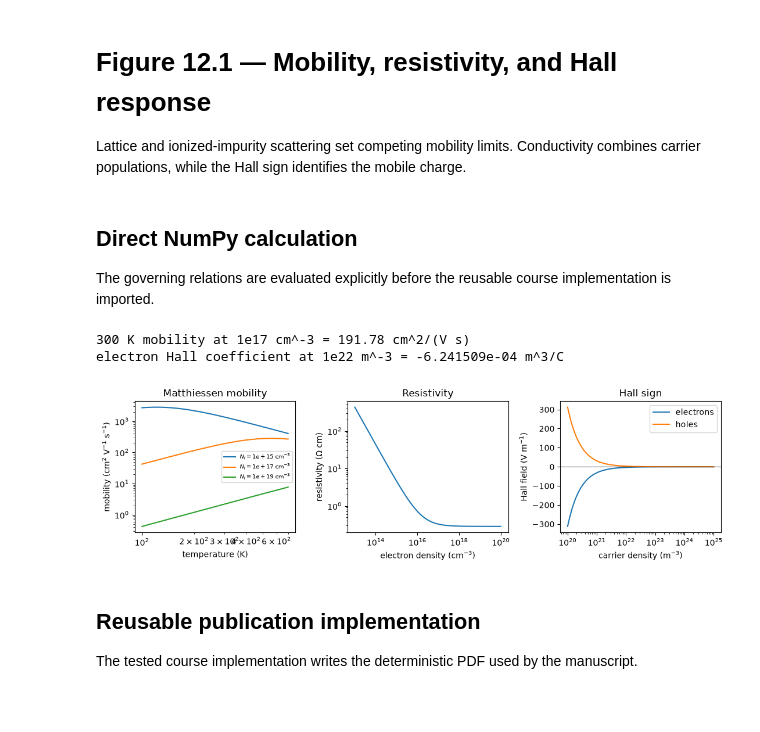
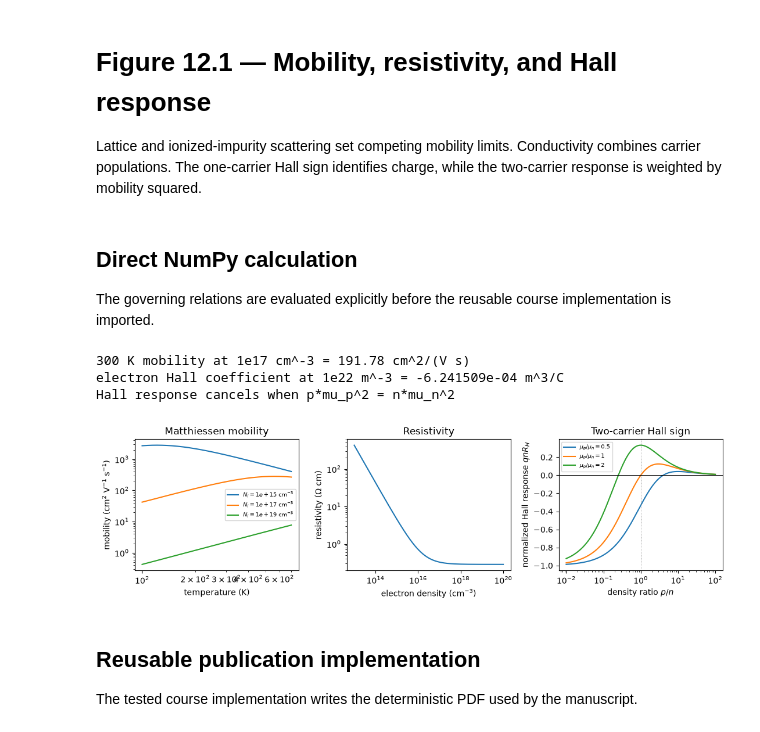
Before and after one commit to eragasa/dlsu_SEMPHY01, a Jupyter notebook: lecture-notes/figures/12_mobility-resistivity-hall/fig_12_01.ipynb, the cells around one changed output. Drawn from its saved outputs; the diff is of its cells as text; code cells hidden in the pictures; blank space fills up the shorter version.

Commit message:
Expand Hall and nonequilibrium transport analysis

```diff
--- a/lecture-notes/figures/12_mobility-resistivity-hall/fig_12_01.ipynb
+++ b/lecture-notes/figures/12_mobility-resistivity-hall/fig_12_01.ipynb
@@ -1,7 +1,7 @@
 # %% [markdown]
 # Figure 12.1 — Mobility, resistivity, and Hall response
 
-Lattice and ionized-impurity scattering set competing mobility limits. Conductivity combines carrier populations, while the Hall sign identifies the mobile charge.
+Lattice and ionized-impurity scattering set competing mobility limits. Conductivity combines carrier populations. The one-carrier Hall sign identifies charge, while the two-carrier response is weighted by mobility squared.
 # %% [markdown]
 ## Direct NumPy calculation
 
@@ -13,42 +13,57 @@ import matplotlib.pyplot as plt
 q = 1.602_176_634e-19
 temperature = np.linspace(100.0, 700.0, 500)
 impurity_levels = (1.0e15, 1.0e17, 1.0e19)  # cm^-3
 
 fig, axes = plt.subplots(1, 3, figsize=(11.0, 3.25))
+
+# Opposite temperature powers represent reduced lattice and impurity limits.
 for impurity in impurity_levels:
     mu_lattice = 1450.0 * (temperature / 300.0)**-1.5
     mu_impurity = 2200.0 * (temperature / 300.0)**1.5 * (1.0e16 / impurity)
     mobility = 1.0 / (1.0 / mu_lattice + 1.0 / mu_impurity)
     assert np.all(mobility < mu_lattice)
     assert np.all(mobility < mu_impurity)
     axes[0].loglog(temperature, mobility, label=fr"$N_I={impurity:.0e}$ cm$^{{-3}}$")
 axes[0].set(xlabel="temperature (K)", ylabel=r"mobility (cm$^2$ V$^{-1}$ s$^{-1}$)", title="Matthiessen mobility")
 axes[0].legend(fontsize=7)
 
+# In centimeter units, q*n*mu directly gives conductivity in (ohm cm)^-1.
 density_cm3 = np.logspace(13.0, 20.0, 500)
 mu_300 = 1.0 / (1.0 / 1450.0 + density_cm3 / (2200.0 * 1.0e16))
 resistivity = 1.0 / (q * density_cm3 * mu_300)
 axes[1].loglog(density_cm3, resistivity)
 axes[1].set(xlabel=r"electron density (cm$^{-3}$)", ylabel=r"resistivity ($\Omega$ cm)", title="Resistivity")
 
-carrier_m3 = np.logspace(20.0, 25.0, 400)
-current_density, magnetic_field = 1.0e4, 0.5
-for charge_sign, label in ((-1, "electrons"), (1, "holes")):
-    hall_coefficient = charge_sign / (q * carrier_m3)
-    hall_field = hall_coefficient * current_density * magnetic_field
-    axes[2].semilogx(carrier_m3, hall_field, label=label)
+# The two-carrier numerator uses opposite signs and mobility-squared weights.
+density_ratio = np.logspace(-2.0, 2.0, 500)  # p/n
+n_m3 = np.full_like(density_ratio, 1.0e22)
+p_m3 = density_ratio * n_m3
+for mobility_ratio in (0.5, 1.0, 2.0):
+    mu_n, mu_p = 1.0, mobility_ratio
+    hall_coefficient = (p_m3*mu_p**2 - n_m3*mu_n**2) / (
+        q * (p_m3*mu_p + n_m3*mu_n)**2
+    )
+    # q*n removes dimensions and leaves only p/n and mu_p/mu_n.
+    axes[2].semilogx(
+        density_ratio,
+        q*n_m3*hall_coefficient,
+        label=fr"$\mu_p/\mu_n={mobility_ratio:g}$",
+    )
 axes[2].axhline(0.0, color="black", linewidth=0.7)
-axes[2].set(xlabel=r"carrier density (m$^{-3}$)", ylabel=r"Hall field (V m$^{-1}$)", title="Hall sign")
-axes[2].legend()
+axes[2].axvline(1.0, color="0.5", linewidth=0.7, linestyle=":")
+axes[2].set(xlabel=r"density ratio $p/n$", ylabel=r"normalized Hall response $qnR_H$", title="Two-carrier Hall sign")
+axes[2].legend(fontsize=7)
 
 print(f"300 K mobility at 1e17 cm^-3 = {mu_300[np.argmin(abs(density_cm3-1e17))]:.2f} cm^2/(V s)")
 print(f"electron Hall coefficient at 1e22 m^-3 = {-1/(q*1e22):.6e} m^3/C")
+print("Hall response cancels when p*mu_p^2 = n*mu_n^2")
 fig.tight_layout()
 plt.show()
 # %% [output]
 300 K mobility at 1e17 cm^-3 = 191.78 cm^2/(V s)
 electron Hall coefficient at 1e22 m^-3 = -6.241509e-04 m^3/C
+Hall response cancels when p*mu_p^2 = n*mu_n^2
-[figure, old version]
+[figure, new version]
 # %% [markdown]
 ## Reusable publication implementation
 
```
Also changed, not shown: 12 other files.
